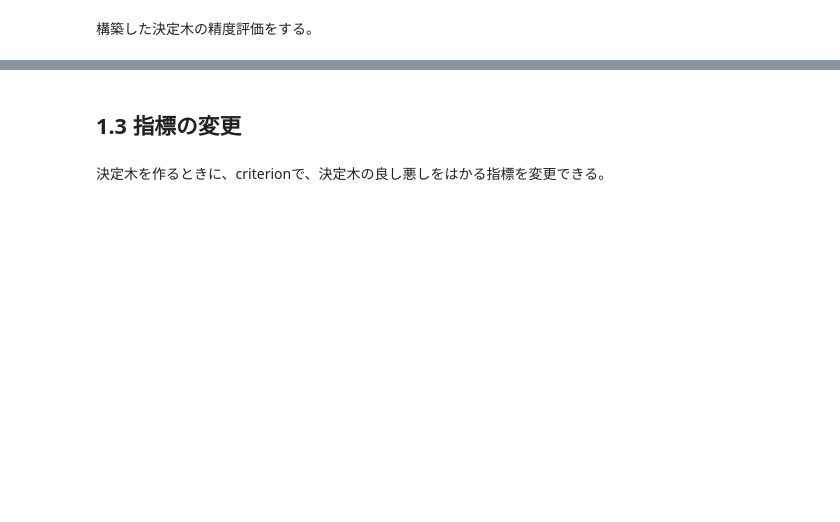
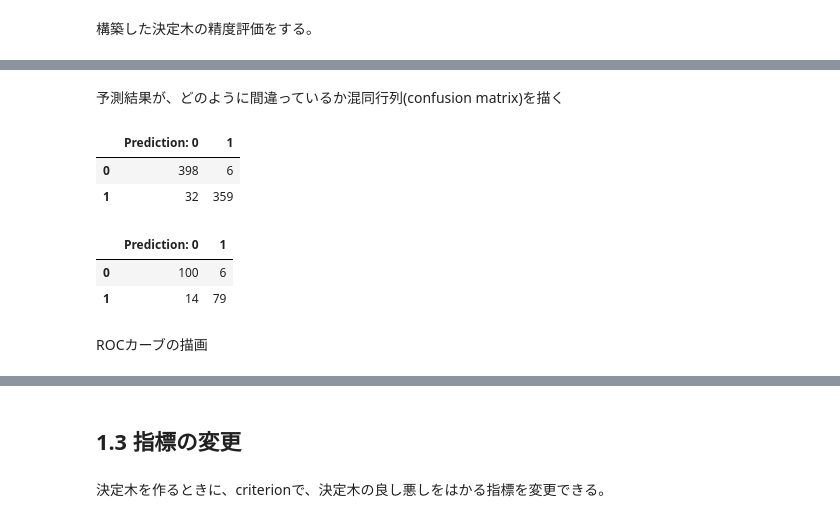
Before and after one commit to HumanomeLab/TMDU_lecture_2019, a Jupyter notebook: notebook/02_supervised_learning.ipynb, the cells around one changed output, grey strips where cells are left out. Cells and saved outputs as stored; diff of their text form; code cells hidden in the pictures; blank space fills up the shorter version.

```diff
--- a/notebook/02_supervised_learning.ipynb
+++ b/notebook/02_supervised_learning.ipynb
@@ -204,4 +168,23 @@ Training accuracy:  0.9433962264150944
 Test accuracy:  0.8994974874371859
+# %% [markdown]
+予測結果が、どのように間違っているか混同行列(confusion matrix)を描く
+# %%
+from sklearn.metrics import confusion_matrix
+targets = ["Prediction: 0", "1"]
+pd.DataFrame(confusion_matrix(y_train, y_train_pred), columns=targets) # Training
+# %% [output]
+|  | Prediction: 0 | 1 |
+| 0 | 398 | 6 |
+| 1 | 32 | 359 |
+# %%
+targets = ["Prediction: 0", "1"]
+pd.DataFrame(confusion_matrix(y_test, y_test_pred), columns=targets) # Test
+# %% [output]
+|  | Prediction: 0 | 1 |
+| 0 | 100 | 6 |
+| 1 | 14 | 79 |
+# %% [markdown]
+ROCカーブの描画
 # %%
 y_test_proba = clf.predict_proba(X_test)
 
```
Also changed, not shown: parts of 22 cells of this notebook.
